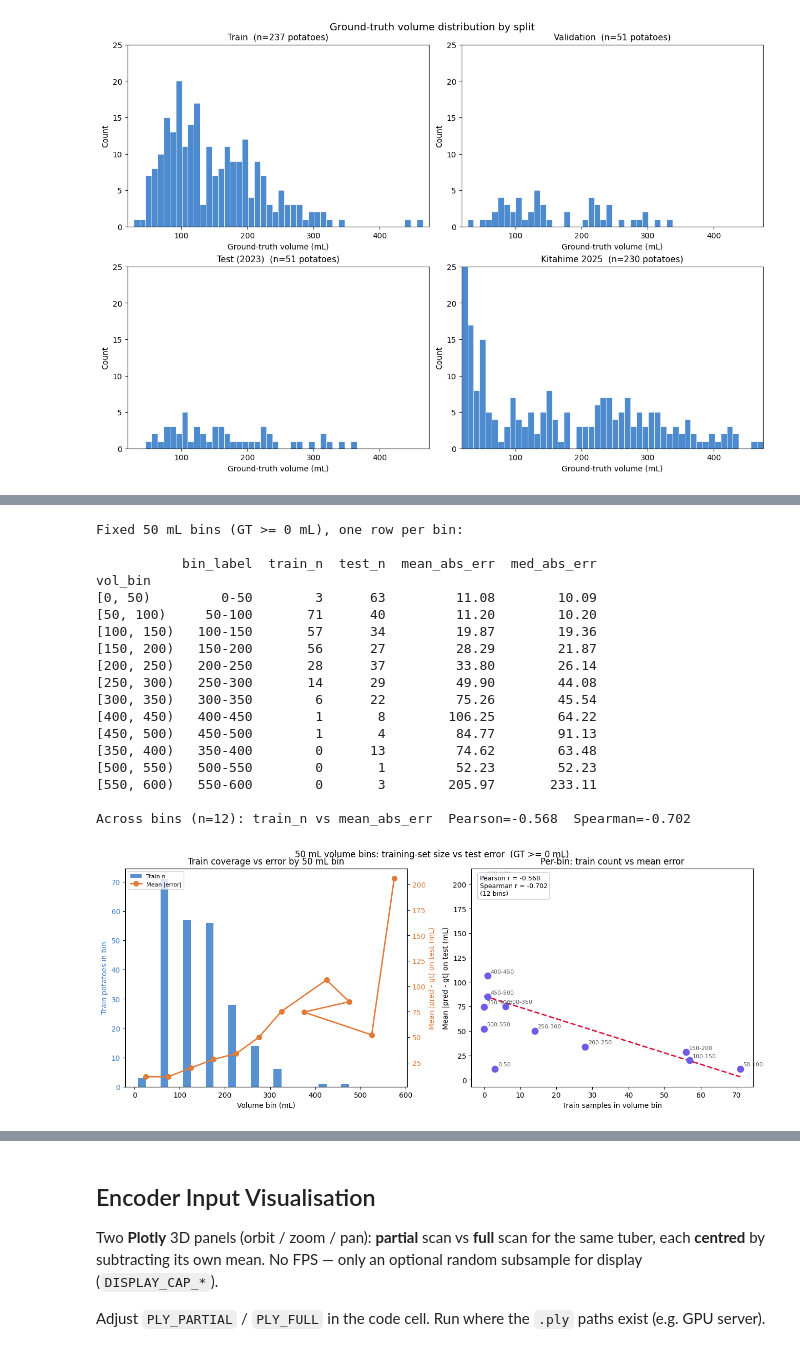
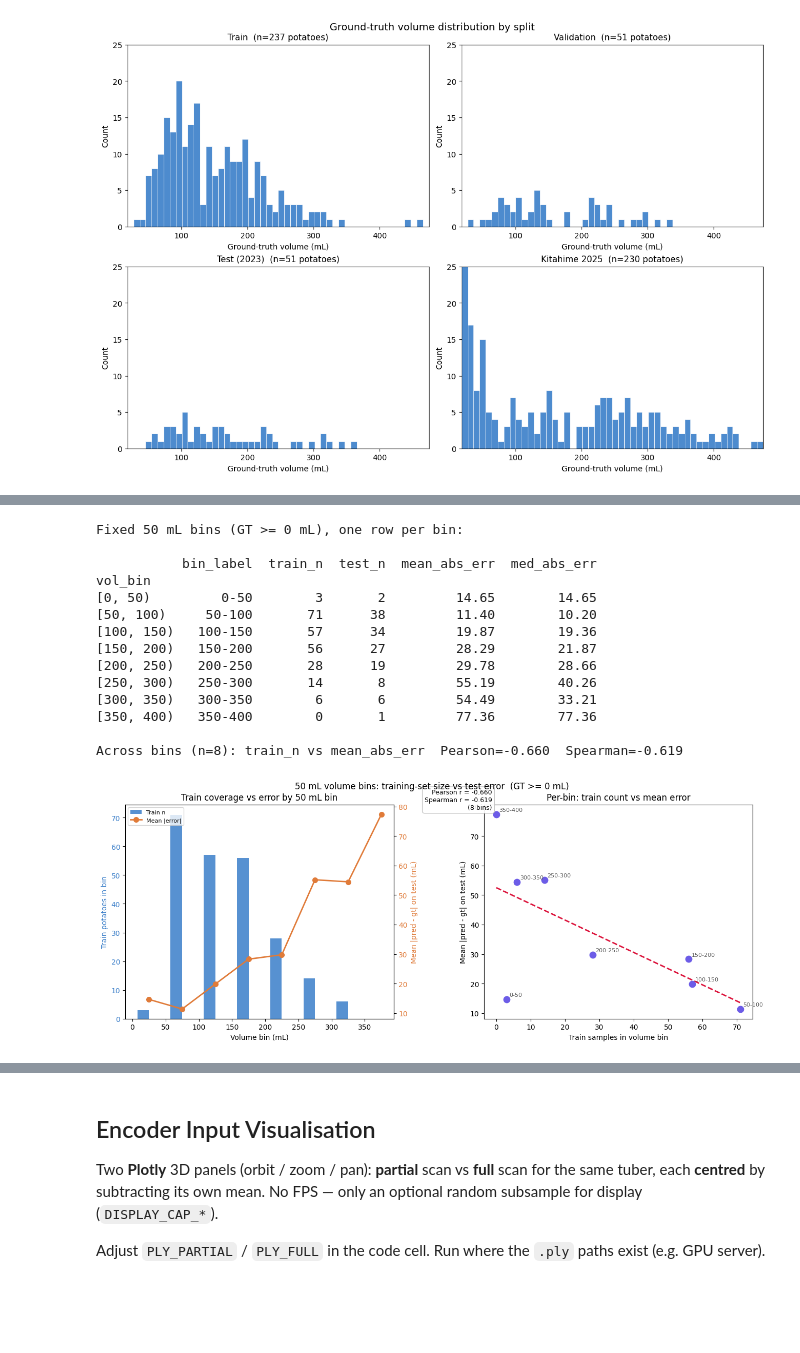
Before and after one commit to GroteGitJeppo/PointSDF_2, a Jupyter notebook: misc/eda.ipynb, the cells around one changed output, grey strips where cells are left out. Cells and saved outputs as stored; diff of their text form; code cells hidden in the pictures; blank space fills up the shorter version.

```diff
--- a/misc/eda.ipynb
+++ b/misc/eda.ipynb
@@ -49,10 +204,7 @@ from sklearn.metrics import mean_absolute_error, mean_squared_error, r2_score
 if not RESULT_PATH.is_file():
     raise FileNotFoundError(f"Missing {RESULT_PATH.resolve()}")
 
-df_frames = pd.read_csv(RESULT_PATH)
-
-# Only keep samples with ground truth volume no more than 200
-# df_frames = df_frames[df_frames["gt_volume_ml"] >= 50].copy()
+# df_frames = pd.read_csv(RESULT_PATH)
 
 # Parse frame number from file_name (e.g. "…/2R3-1_pcd_095.ply" -> 95)
 df_frames["frame_id"] = (
@@ -142,12 +294,12 @@ fig, (ax_left, ax_right) = plt.subplots(1, 2, figsize=(15, 5.5), constrained_lay
 
 _scatter_panel(
     ax_left, df_middle, colors, cultivars,
-    "Middle frame per unique_id  (GT $\leq$ 200)",
+    "Middle frame per unique_id",
     common_limits,
 )
 _scatter_panel(
     ax_right, df_mean, colors, cultivars,
-    "Mean prediction per unique_id  (GT $\leq$ 200)",
+    "Mean prediction per unique_id",
     common_limits,
 )
 
@@ -593,46 +745,42 @@ for _, row in bin_summary.iterrows():
         row["bin_label"],
         (row["train_n"], row["mean_abs_err"]),
         textcoords="offset points",
         xytext=(4, 4),
         fontsize=8,
         color="0.35",
     )
 ax.set_xlabel("Train samples in volume bin")
 ax.set_ylabel("Mean |pred - gt| on test (mL)")
 ax.set_title("Per-bin: train count vs mean error")
 if len(bin_summary) >= 3:
     ax.text(
         0.03, 0.97,
         f"Pearson r = {r_p:+.3f}\nSpearman r = {r_s:+.3f}\n({len(bin_summary)} bins)",
-        transform=ax.transAxes, va="top", ha="left", fontsize=9,
+        transform=ax.transAxes, va="bottom", ha="right", fontsize=9,
         bbox=dict(boxstyle="round,pad=0.35", facecolor="white", alpha=0.9, edgecolor="0.75"),
     )
 
 fig.suptitle(
     f"50 mL volume bins: training-set size vs test error  (GT >= {MIN_GT_ML} mL)",
     fontsize=12, y=1.02,
 )
 plt.show()
 # %% [output]
 Fixed 50 mL bins (GT >= 0 mL), one row per bin:
 
            bin_label  train_n  test_n  mean_abs_err  med_abs_err
 vol_bin
-[0, 50)         0-50        3      63         11.08        10.09
-[50, 100)     50-100       71      40         11.20        10.20
+[0, 50)         0-50        3       2         14.65        14.65
+[50, 100)     50-100       71      38         11.40        10.20
 [100, 150)   100-150       57      34         19.87        19.36
 [150, 200)   150-200       56      27         28.29        21.87
-[200, 250)   200-250       28      37         33.80        26.14
-[250, 300)   250-300       14      29         49.90        44.08
-[300, 350)   300-350        6      22         75.26        45.54
-[400, 450)   400-450        1       8        106.25        64.22
-[450, 500)   450-500        1       4         84.77        91.13
-[350, 400)   350-400        0      13         74.62        63.48
-[500, 550)   500-550        0       1         52.23        52.23
-[550, 600)   550-600        0       3        205.97       233.11
+[200, 250)   200-250       28      19         29.78        28.66
+[250, 300)   250-300       14       8         55.19        40.26
+[300, 350)   300-350        6       6         54.49        33.21
+[350, 400)   350-400        0       1         77.36        77.36
 
-Across bins (n=12): train_n vs mean_abs_err  Pearson=-0.568  Spearman=-0.702
+Across bins (n=8): train_n vs mean_abs_err  Pearson=-0.660  Spearman=-0.619
-[figure, old version]
+[figure, new version]
 # %%
 # Partial vs full point cloud — put matching `.ply` files next to this notebook and edit paths below.
 from copy import deepcopy
```
Also changed, not shown: parts of 8 cells of this notebook, 1 other file.
